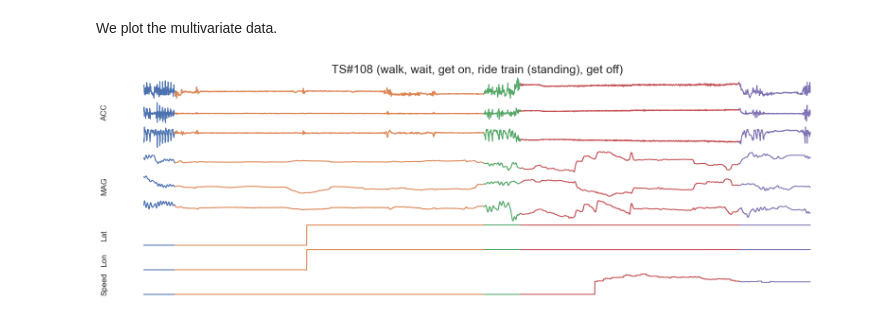
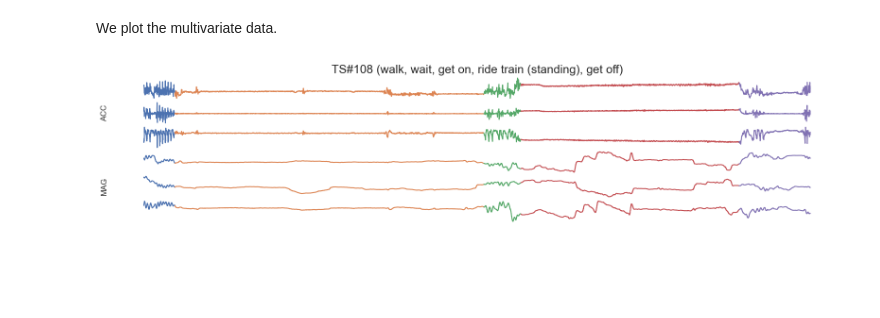
Before and after one commit to ermshaua/multivariate-clasp, a Jupyter notebook: notebooks/example_plot.ipynb, the cells around one changed output. Saved outputs shown, nothing was run; the diff lists cells and outputs as text; code cells hidden in the pictures; blank space fills up the shorter version.

```diff
--- a/notebooks/example_plot.ipynb
+++ b/notebooks/example_plot.ipynb
@@ -39,13 +39,13 @@ df_data.head()
 idx = 107
 row = df_data.iloc[idx, :]
 
-T = row.iloc[[8,9,10,14,15,16,17,18,19]].tolist()
+T = row.iloc[[8,9,10,14,15,16]].tolist()
 # %% [markdown]
 We plot the multivariate data.
 # %%
 title = f"TS#{row.ts_id+1} ({', '.join(row.activities)})"
 time_series = T
-sensor_names = ["", "ACC", "", "", "MAG", "", "Lat", "Lon", "Speed"] * len(time_series) # df_data.columns[8:17].tolist()
+sensor_names = ["", "ACC", "", "", "MAG", ""] * len(time_series) # df_data.columns[8:17].tolist()
 change_points = row.change_points
 activities = row.activities
 font_size = 18
@@ -69,31 +69,31 @@ for idx, (ts, sensor, ax) in enumerate(zip(time_series, sensor_names, axes)):
     if len(ts) > 0:
         segments = [0] + change_points.tolist() + [ts.shape[0]]
         for kdx in np.arange(0, len(segments) - 1):
             ax.plot(
                 np.arange(segments[kdx], segments[kdx + 1]),
                 ts[segments[kdx]:segments[kdx + 1]],
                 c=activity_colours[activities[kdx]],
             )
 
     ax.set_ylabel(sensor, fontsize=12)
 
     for tick in ax.xaxis.get_major_ticks():
         tick.label1.set_fontsize(font_size)
 
     for tick in ax.yaxis.get_major_ticks():
         tick.label1.set_fontsize(font_size)
 
     ax.set_facecolor((1., 1., 1.))
 
     ax.tick_params(
         axis='both',
         which='both',
         labelbottom=False,
         labelleft=False
     )
 
 axes[0].set_title(title, fontsize=18)
 
 plt.savefig("../figures/example.pdf", bbox_inches="tight")
 # %% [output]
-[figure, old version]
+[figure, new version]
```
Also changed, not shown: 12 other files.
